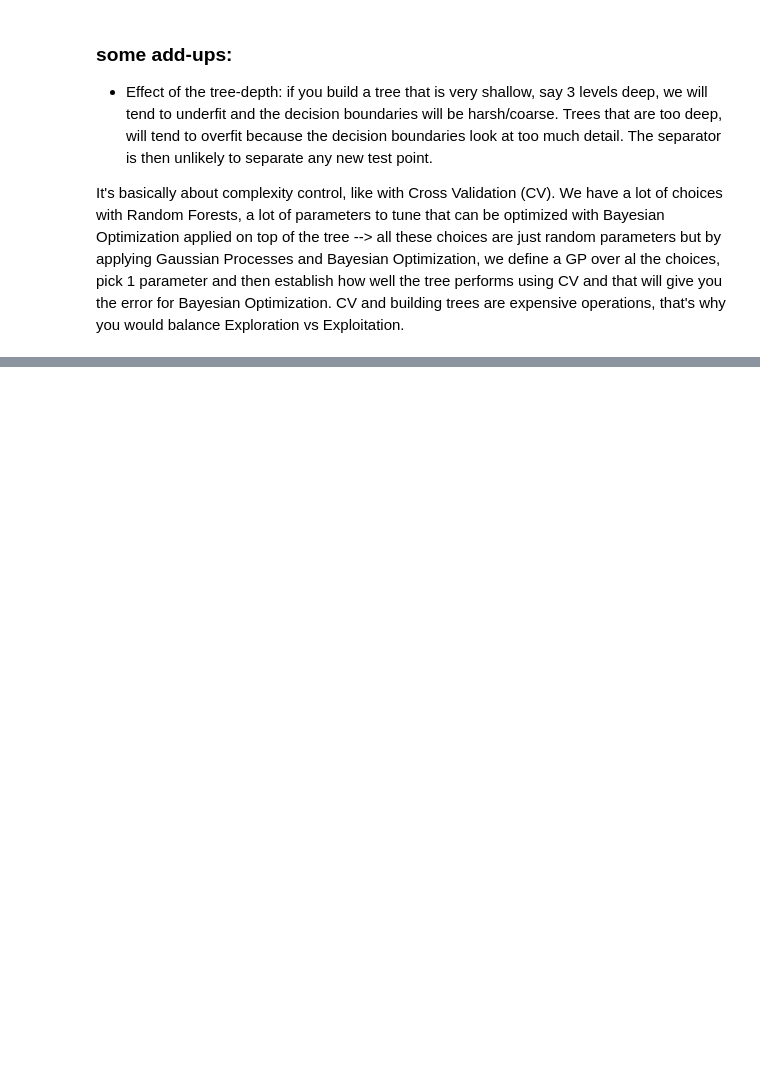
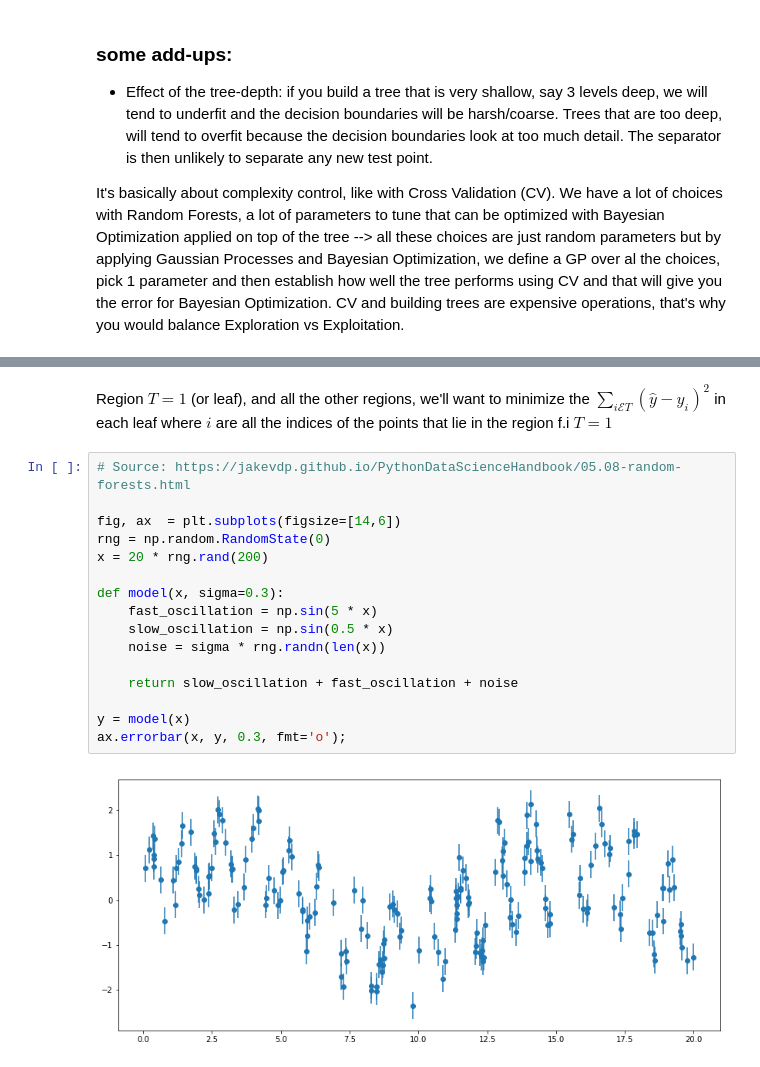
Before and after one commit to rmania/datascience, a Jupyter notebook: ubc_ml/08_random_forests.ipynb, the cells around one changed output, grey strips where cells are left out. Saved outputs shown, nothing was run; the diff lists cells and outputs as text; blank space fills up the shorter version.

```diff
--- a/ubc_ml/08_random_forests.ipynb
+++ b/ubc_ml/08_random_forests.ipynb
@@ -153,0 +162,20 @@ It's basically about complexity control, like with Cross Validation (CV). We hav
+# %% [markdown]
+Region $T=1$ (or leaf), and all the other regions, we'll want to minimize the $\underset{i \mathcal{E}T}{\sum} (\hat{y}-y_{i})^{2}$ in each leaf where $i$ are all the indices of the points that lie in the region f.i $T=1$
+# %%
+# Source: https://jakevdp.github.io/PythonDataScienceHandbook/05.08-random-forests.html
+
+fig, ax  = plt.subplots(figsize=[14,6])
+rng = np.random.RandomState(0)
+x = 20 * rng.rand(200)
+
+def model(x, sigma=0.3):
+    fast_oscillation = np.sin(5 * x)
+    slow_oscillation = np.sin(0.5 * x)
+    noise = sigma * rng.randn(len(x))
+
+    return slow_oscillation + fast_oscillation + noise
+
+y = model(x)
+ax.errorbar(x, y, 0.3, fmt='o');
+# %% [output]
+[figure, added]
```
Also changed, not shown: parts of 8 cells of this notebook.
